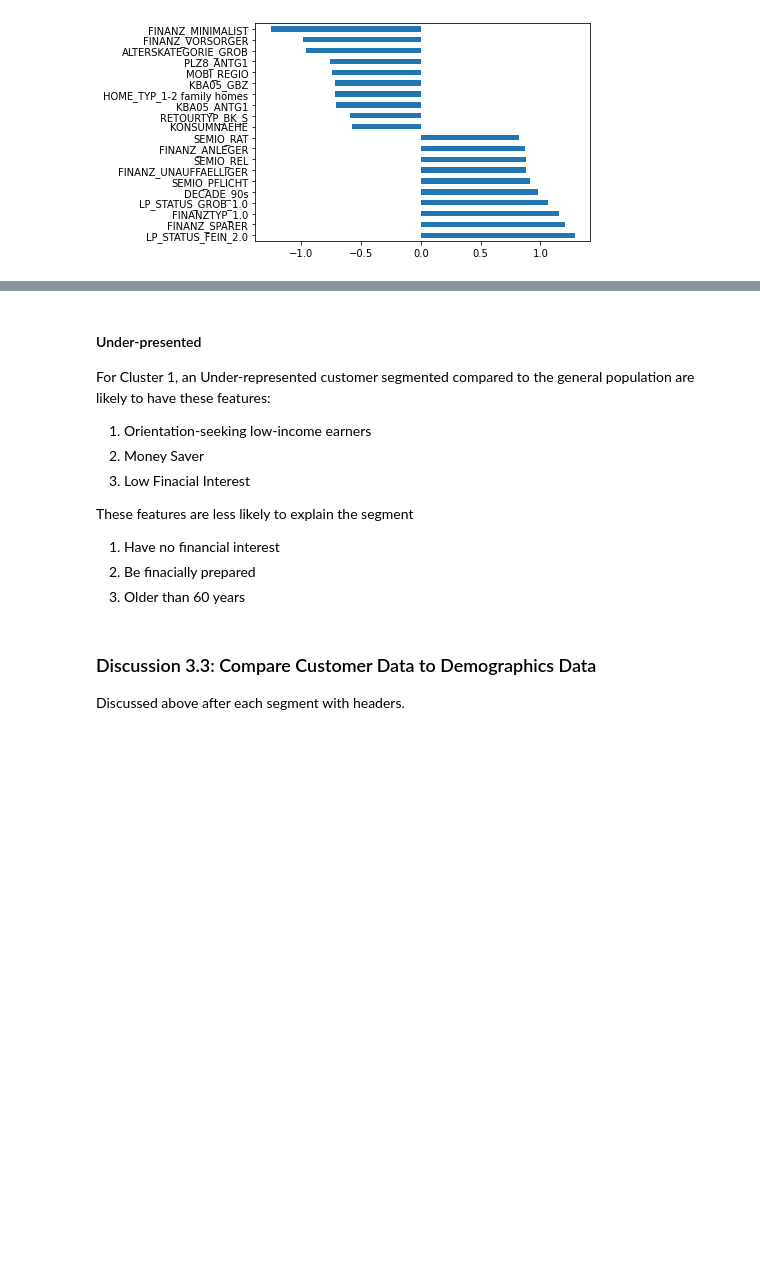
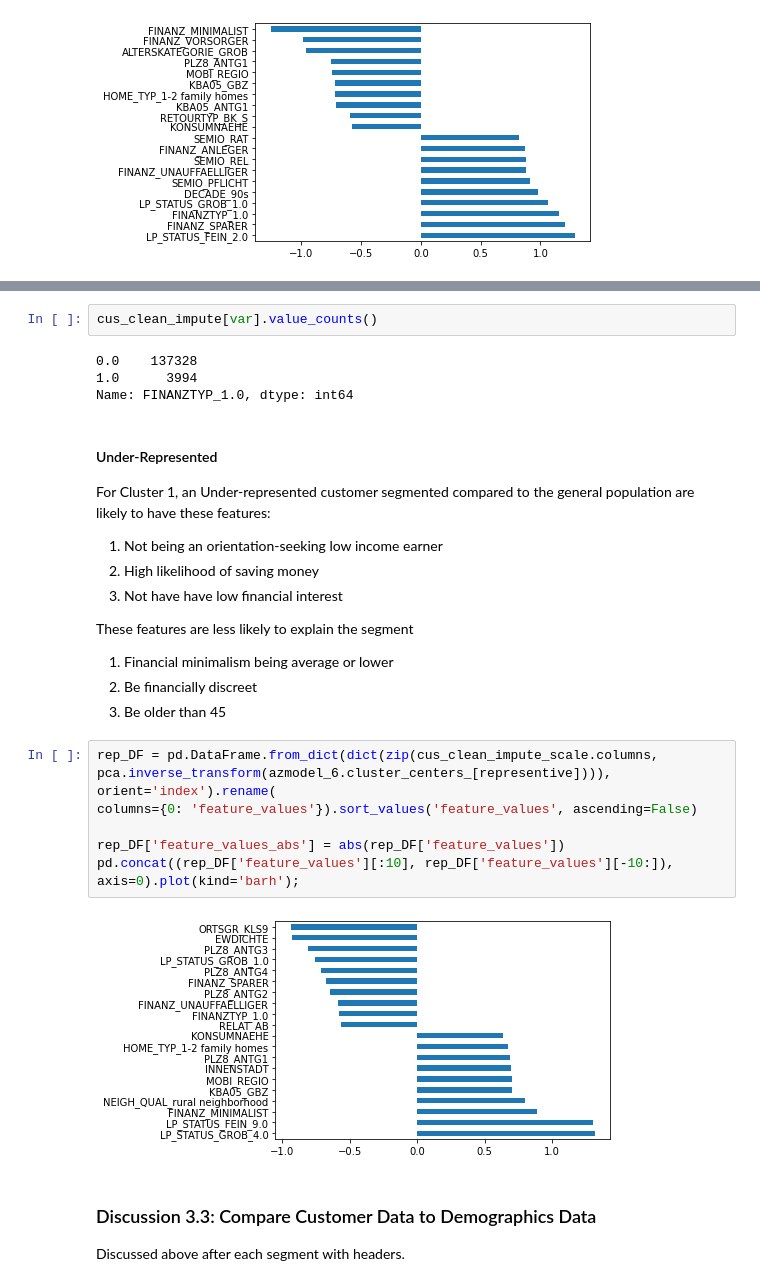
Before and after one commit to Smcgb/Udacity-Unsupervised-Learning, a Jupyter notebook: Udacity Unsupervised Learning/Identify_Customer_Segments.ipynb, the cells around one changed output, grey strips where cells are left out. Drawn from its saved outputs; the diff is of its cells as text; blank space fills up the shorter version.

```diff
--- a/Udacity Unsupervised Learning/Identify_Customer_Segments.ipynb
+++ b/Udacity Unsupervised Learning/Identify_Customer_Segments.ipynb
@@ -1459,17 +1479,31 @@ pd.concat((Under_rep_DF['feature_values'][:10], Under_rep_DF['feature_values'][-
+# %%
+cus_clean_impute[var].value_counts()
+# %% [output]
+0.0    137328
+1.0      3994
+Name: FINANZTYP_1.0, dtype: int64
 # %% [markdown]
-#### Under-presented
+#### Under-Represented
 
 For Cluster 1, an Under-represented customer segmented compared to the general population are likely to have these features:
 
-1. Orientation-seeking low-income earners
-2. Money Saver
-3. Low Finacial Interest
+1. Not being an orientation-seeking low income earner
+2. High likelihood of saving money
+3. Not have have low financial interest
 
 These features are less likely to explain the segment
 
-1. Have no financial interest
-2. Be finacially prepared
-3. Older than 60 years
+1. Financial minimalism being average or lower
+2. Be financially discreet
+3. Be older than 45
+# %%
+rep_DF = pd.DataFrame.from_dict(dict(zip(cus_clean_impute_scale.columns, pca.inverse_transform(azmodel_6.cluster_centers_[representive]))), orient='index').rename(
+columns={0: 'feature_values'}).sort_values('feature_values', ascending=False)
+
+rep_DF['feature_values_abs'] = abs(rep_DF['feature_values'])
+pd.concat((rep_DF['feature_values'][:10], rep_DF['feature_values'][-10:]), axis=0).plot(kind='barh');
+# %% [output]
+[figure, added]
 # %% [markdown]
 ### Discussion 3.3: Compare Customer Data to Demographics Data
 Discussed above after each segment with headers.
```
Also changed, not shown: parts of 15 cells of this notebook, 1 other file.
